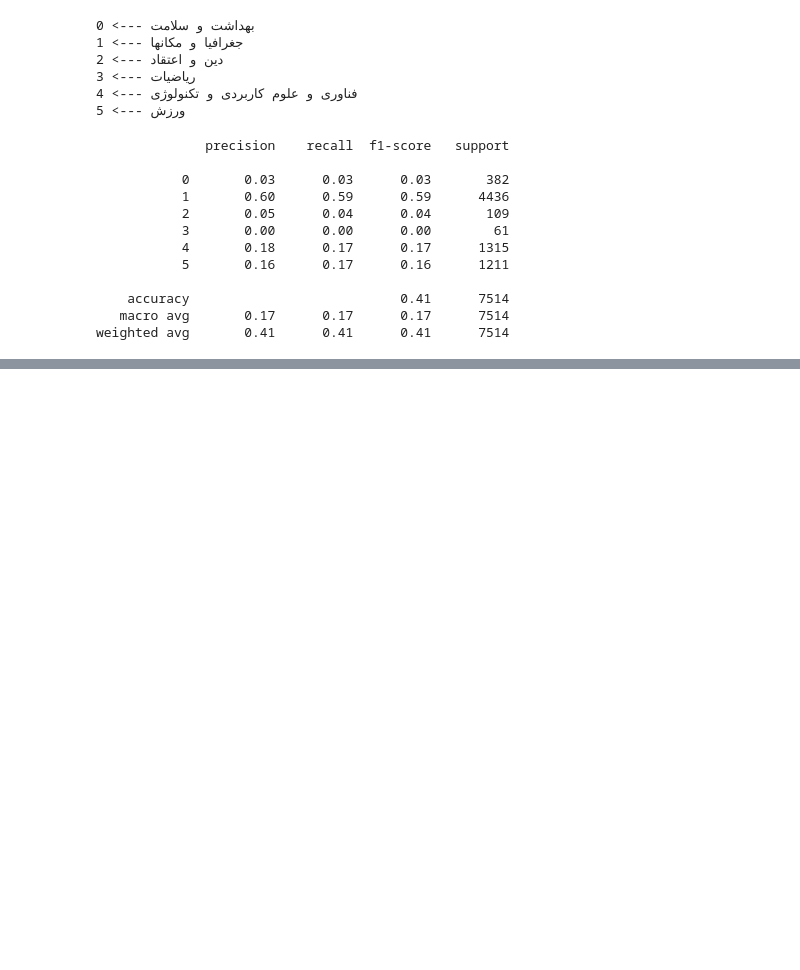
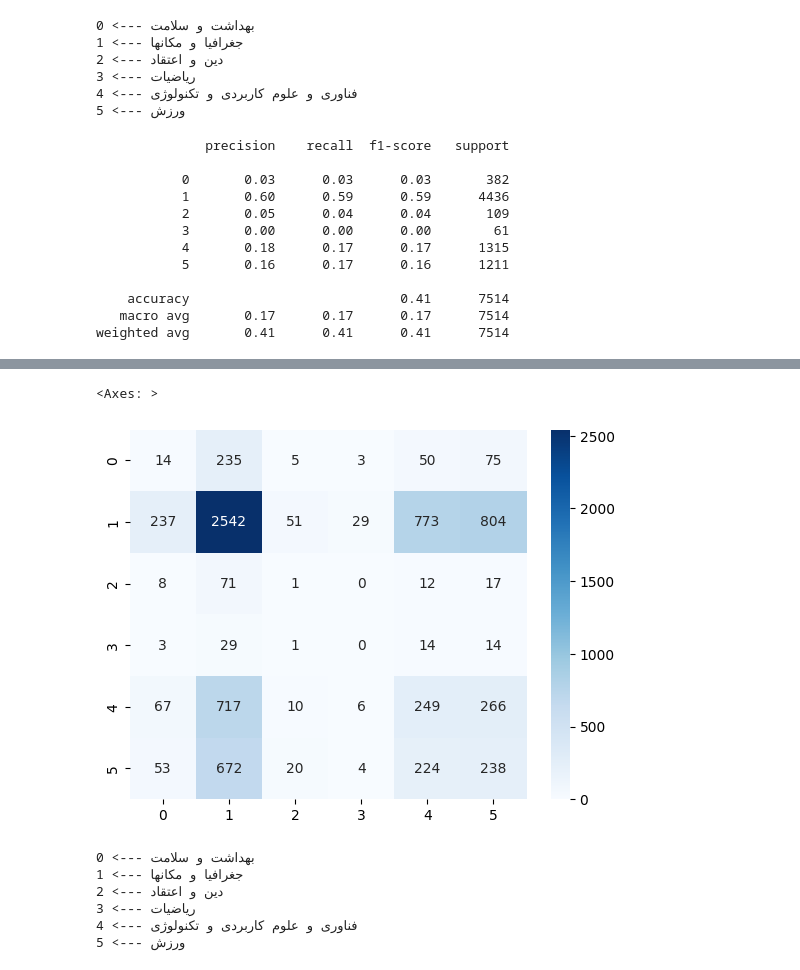
Before and after one commit to mjmousavi97/Deep-Learning, a Jupyter notebook: src/Text Classification, Using Embeddings, and Recommender Systems/Persian_Text_Classification.ipynb, the cells around one changed output, grey strips where cells are left out. Drawn from its saved outputs; the diff is of its cells as text; code cells hidden in the pictures; blank space fills up the shorter version.

```diff
--- a/src/Text Classification, Using Embeddings, and Recommender Systems/Persian_Text_Classification.ipynb
+++ b/src/Text Classification, Using Embeddings, and Recommender Systems/Persian_Text_Classification.ipynb
@@ -346,0 +483,10 @@ weighted avg       0.41      0.41      0.41      7514
+# %%
+from keras.models import Sequential
+from keras.layers import Activation
+
+export_model = Sequential()
+export_model.add(vectorize_layer)
+export_model.add(model)
+export_model.add(Activation("softmax"))
+
+export_model.summary()
@@ -346,0 +508,6 @@ weighted avg       0.41      0.41      0.41      7514
+# %%
+text_files_ds = val_ds_raw.map(lambda x, y: x)
+labels_ds = val_ds_raw.map(lambda x, y: y)
+
+predicted_labels = export_model.predict(text_files_ds)
+predicted_labels = np.argmax(predicted_labels, axis=1)
@@ -346,0 +516,6 @@ weighted avg       0.41      0.41      0.41      7514
+# %%
+true_labels = list(labels_ds.as_numpy_iterator())
+true_labels = np.concatenate(list(labels_ds.as_numpy_iterator()), axis=0)
+# %%
+confusion_mat = tf.math.confusion_matrix(true_labels, predicted_labels)
+confusion_mat
@@ -346,0 +530,18 @@ weighted avg       0.41      0.41      0.41      7514
+# %%
+sns.heatmap(confusion_mat, annot=True, fmt='d', cmap='Blues')
+# %% [output]
+<Axes: >
+[figure, added]
+# %%
+report = classification_report(true_labels, predicted_labels)
+labels = train_ds_raw.class_names
+
+for i in range(len(labels)):
+    print(f"{labels[i]} ---> {i}")
+# %% [output]
+بهداشت و سلامت ---> 0
+جغرافیا و مکانها ---> 1
+دین و اعتقاد ---> 2
+ریاضیات ---> 3
+فناوری و علوم کاربردی و تکنولوژی ---> 4
+ورزش ---> 5
```
Also changed, not shown: parts of 15 cells of this notebook, 6 other files.
